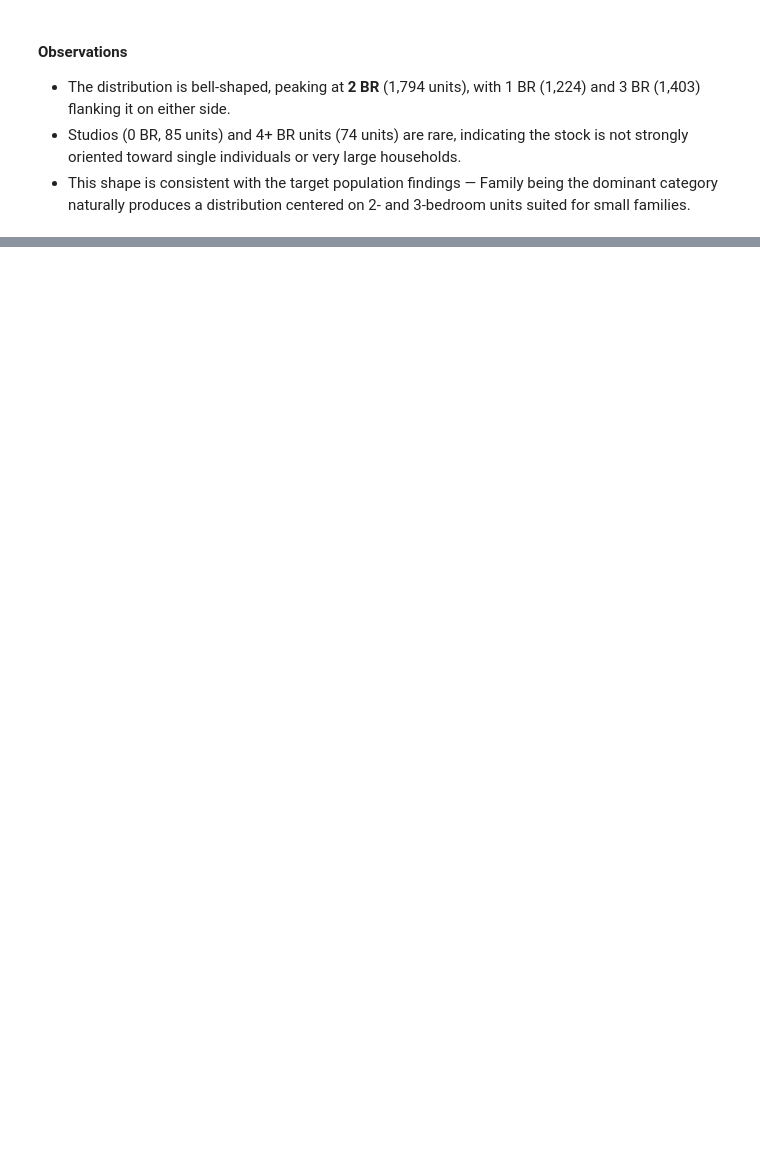
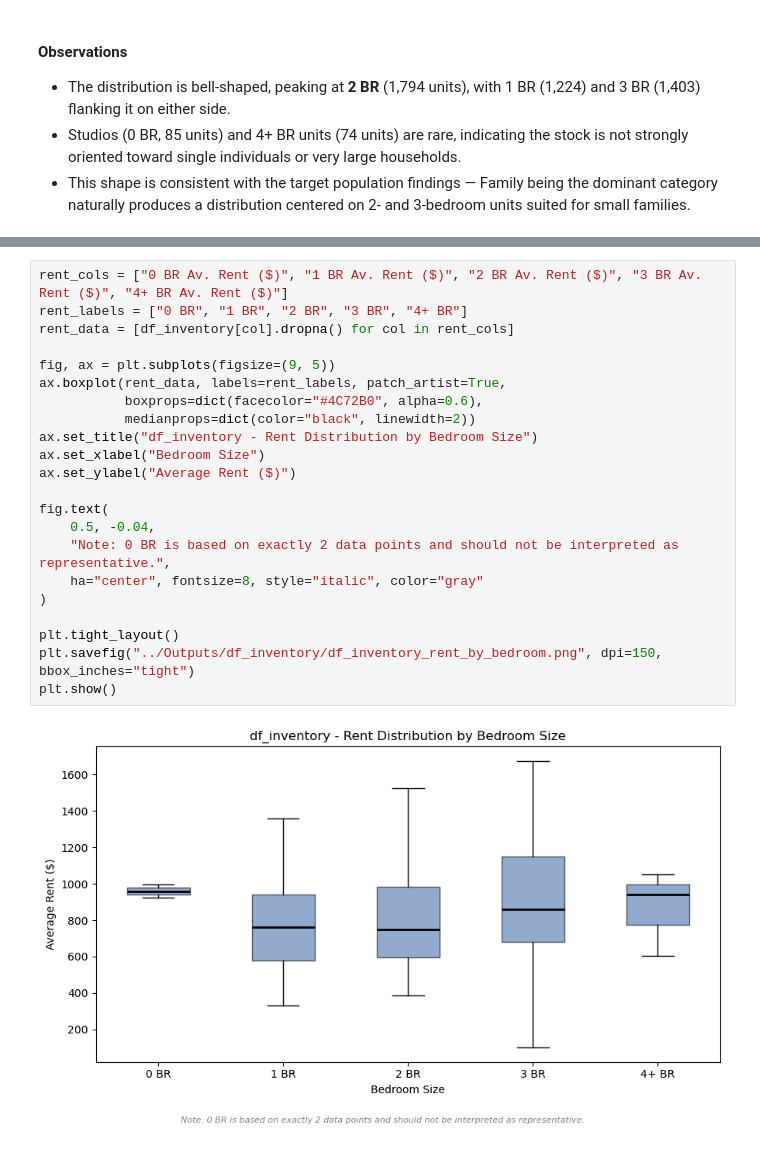
Before and after one commit to Yimo-Liu-13196/ASA-Club-Spring-2026---AHI-Analysis, a Jupyter notebook: Notebooks/03_eda_inventory.ipynb, the cells around one changed output, grey strips where cells are left out. Saved outputs shown, nothing was run; the diff lists cells and outputs as text; blank space fills up the shorter version.

Commit message:
Fix 0 BR–4+ BR rent columns in 01 to treat 0 as NaN; add box and whisker plot of rent by bedroom size with writeup to 03

```diff
--- a/Notebooks/03_eda_inventory.ipynb
+++ b/Notebooks/03_eda_inventory.ipynb
@@ -233,0 +242,24 @@ plt.show()
+# %%
+rent_cols = ["0 BR Av. Rent ($)", "1 BR Av. Rent ($)", "2 BR Av. Rent ($)", "3 BR Av. Rent ($)", "4+ BR Av. Rent ($)"]
+rent_labels = ["0 BR", "1 BR", "2 BR", "3 BR", "4+ BR"]
+rent_data = [df_inventory[col].dropna() for col in rent_cols]
+
+fig, ax = plt.subplots(figsize=(9, 5))
+ax.boxplot(rent_data, labels=rent_labels, patch_artist=True,
+           boxprops=dict(facecolor="#4C72B0", alpha=0.6),
+           medianprops=dict(color="black", linewidth=2))
+ax.set_title("df_inventory - Rent Distribution by Bedroom Size")
+ax.set_xlabel("Bedroom Size")
+ax.set_ylabel("Average Rent ($)")
+
+fig.text(
+    0.5, -0.04,
+    "Note: 0 BR is based on exactly 2 data points and should not be interpreted as representative.",
+    ha="center", fontsize=8, style="italic", color="gray"
+)
+
+plt.tight_layout()
+plt.savefig("../Outputs/df_inventory/df_inventory_rent_by_bedroom.png", dpi=150, bbox_inches="tight")
+plt.show()
+# %% [output]
+[figure, added]
```
Also changed, not shown: parts of 4 cells of this notebook, 2 other files.
